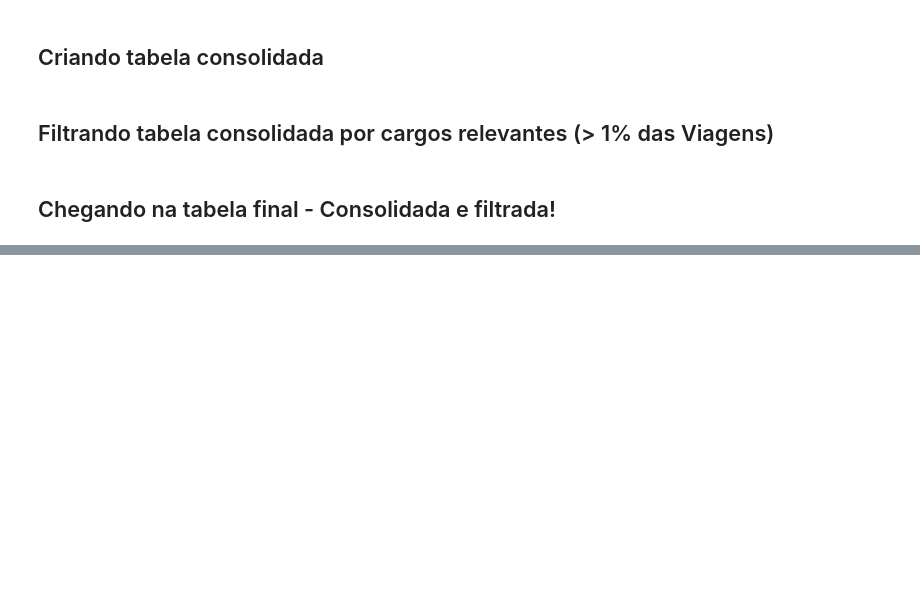
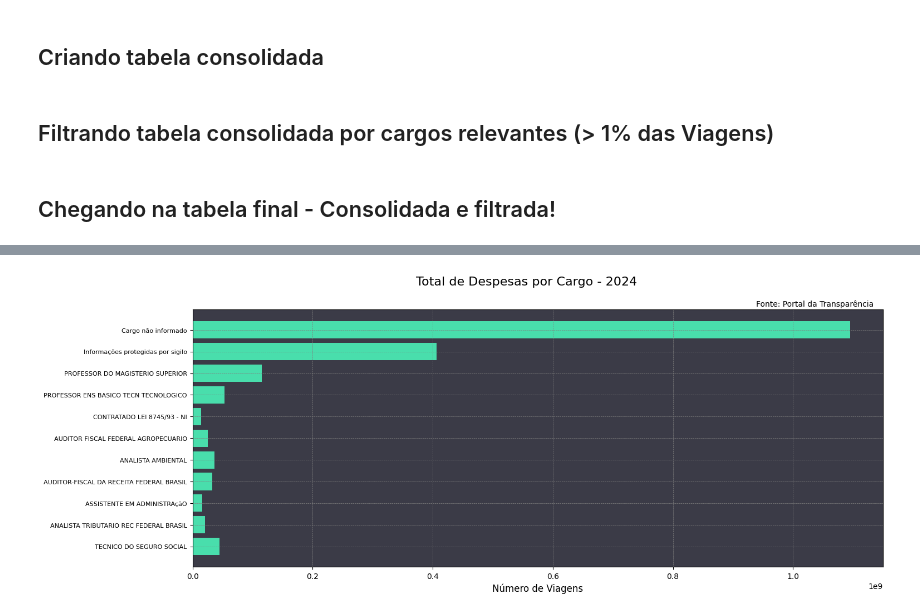
Before and after one commit to Luis-Filipe-Santos/analise-transparencia, a Jupyter notebook: analise.ipynb, the cells around one changed output, grey strips where cells are left out. Drawn from its saved outputs; the diff is of its cells as text; code cells hidden in the pictures; blank space fills up the shorter version.

```diff
--- a/analise.ipynb
+++ b/analise.ipynb
@@ -73,0 +84,18 @@ df_final
+# %%
+fig, ax = plt.subplots(figsize=(16, 6))
+
+ax.barh(df_final['Cargo'], df_final['despesas_totais'], color='#49deac')
+ax.invert_yaxis()
+ax.set_facecolor('#3b3b47')
+
+fig.suptitle('Total de Despesas por Cargo - 2024', fontsize=16)
+plt.figtext(0.89, 0.89, 'Fonte: Portal da Transparência', fontsize=10, ha='right')
+
+plt.grid(color='gray', linestyle='--', linewidth=0.5)
+plt.yticks(fontsize=8)
+
+plt.xlabel('Número de Viagens', fontsize=12)
+
+plt.show()
+# %% [output]
+[figure, added]
```
Also changed, not shown: parts of 4 cells of this notebook.
